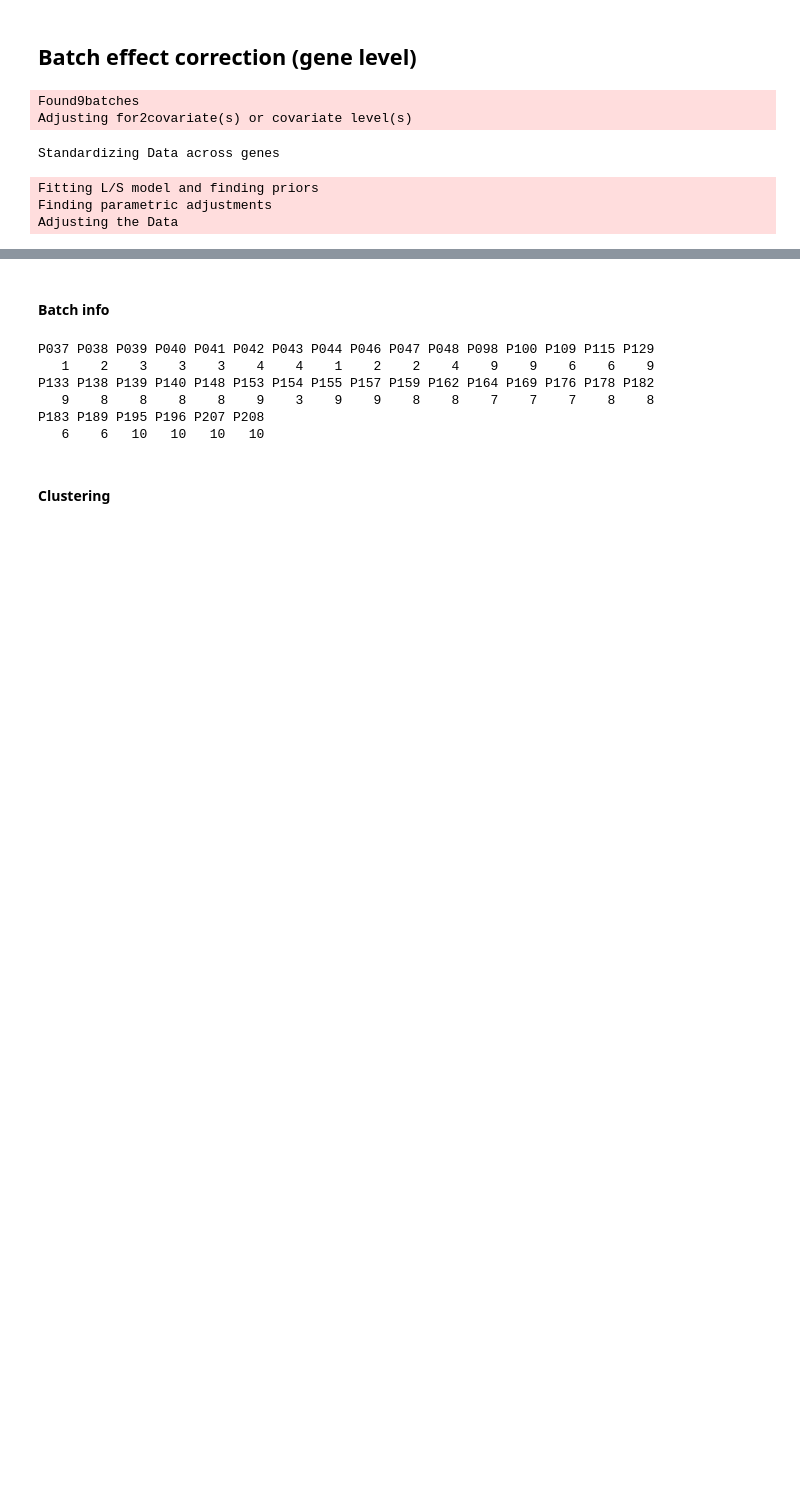
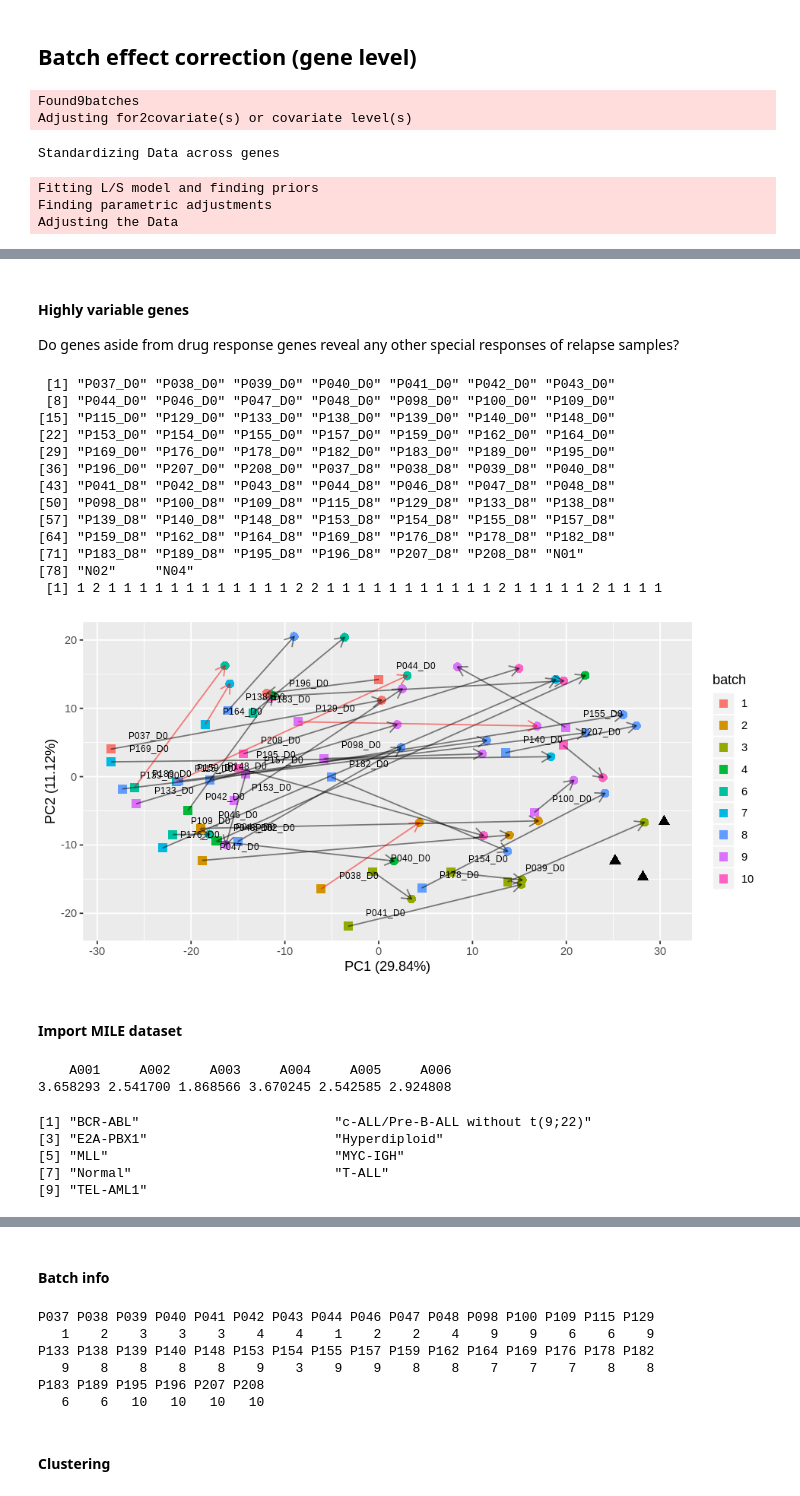
Before and after one commit to dblux/relapse_prediction, a Jupyter notebook: sandbox-hyperdiploid.ipynb, the cells around one changed output, grey strips where cells are left out. Saved outputs shown, nothing was run; the diff lists cells and outputs as text; code cells hidden in the pictures; blank space fills up the shorter version.

Commit message:
MILE dataset..

```diff
--- a/sandbox-hyperdiploid.ipynb
+++ b/sandbox-hyperdiploid.ipynb
@@ -801,0 +441,18 @@ Adjusting the Data
+# %%
+# # Batch effects
+# plot_ma(hypall_norm$P100_D0, hypall_norm$N01)
+# # Technical variation
+# plot_ma(hypall_norm$N02, hypall_norm$N01)
+# # Hyperdiploid
+# plot_ma(hypall_norm$P047_D0, hypall_norm$N01)
+
+chr <- "chr4"
+dir.create(sprintf("~/Dropbox/temp/%s", chr))
+for (pid in colnames(hypall_norm)) {
+  wpath <- sprintf("~/Dropbox/temp/%s/%s-%s.pdf", chr, pid, chr)
+  pdf(wpath, width = 10, height = 5)
+  plot_ma(list_chr_all_hyp_norm[[chr]][,pid],
+          list_chr_all_hyp_norm[[chr]][,"N01"],
+          title = sprintf("%s (%s)", pid, chr))
+  dev.off()
+}
@@ -801,0 +960,57 @@ Adjusting the Data
+# %% [markdown]
+#### Highly variable genes
+Do genes aside from drug response genes reveal any other special responses of relapse samples?
+# %%
+subtype <- "Hyperdiploid"
+wpath1 <- "~/Dropbox/temp/vectors_HVG-Hyperdiploid.pdf"
+
+pid_normal <- rownames(Y)[Y$subtype == "Normal"]
+normal <- data[,pid_normal]
+pid_subtype <- rownames(Y)[Y$subtype == subtype]
+subtype_d0d8 <- data[, pid_subtype] # no batch genes
+subtype_norm <- cbind(subtype_d0d8, normal)
+print(colnames(subtype_norm))
+
+gene_var <- apply(subtype_norm, 1, var)
+hvg <- names(head(sort(-gene_var), 50))
+fltr_subtype_norm <- subtype_norm[hvg,]
+plot_vectors(fltr_subtype_norm, metadata_df)
+# %% [output]
+ [1] "P037_D0" "P038_D0" "P039_D0" "P040_D0" "P041_D0" "P042_D0" "P043_D0"
+ [8] "P044_D0" "P046_D0" "P047_D0" "P048_D0" "P098_D0" "P100_D0" "P109_D0"
+[15] "P115_D0" "P129_D0" "P133_D0" "P138_D0" "P139_D0" "P140_D0" "P148_D0"
+[22] "P153_D0" "P154_D0" "P155_D0" "P157_D0" "P159_D0" "P162_D0" "P164_D0"
+[29] "P169_D0" "P176_D0" "P178_D0" "P182_D0" "P183_D0" "P189_D0" "P195_D0"
+[36] "P196_D0" "P207_D0" "P208_D0" "P037_D8" "P038_D8" "P039_D8" "P040_D8"
+[43] "P041_D8" "P042_D8" "P043_D8" "P044_D8" "P046_D8" "P047_D8" "P048_D8"
+[50] "P098_D8" "P100_D8" "P109_D8" "P115_D8" "P129_D8" "P133_D8" "P138_D8"
+[57] "P139_D8" "P140_D8" "P148_D8" "P153_D8" "P154_D8" "P155_D8" "P157_D8"
+[64] "P159_D8" "P162_D8" "P164_D8" "P169_D8" "P176_D8" "P178_D8" "P182_D8"
+[71] "P183_D8" "P189_D8" "P195_D8" "P196_D8" "P207_D8" "P208_D8" "N01"
+[78] "N02"     "N04"
+ [1] 1 2 1 1 1 1 1 1 1 1 1 1 1 1 2 2 1 1 1 1 1 1 1 1 1 1 1 2 1 1 1 1 1 2 1 1 1 1
+[figure, added]
+# %% [markdown]
+#### Import  MILE dataset
+# %%
+## Import data
+MILE_METADATA_RPATH <- "data/GSE13204/processed/metadata1.tsv"
+metadata_mile <- read.table(MILE_METADATA_RPATH, sep = "\t")
+
+MILE_RPATH <- "data/GSE13204/processed/mas5_ordered.rds"
+raw_mile <- readRDS(MILE_RPATH)
+
+# SCALE->REMOVE->FILTER->LOG
+scaled_mile <- normaliseMeanScaling(raw_mile)
+data_mile <- log2_transform(scaled_mile[rownames(data),])
+# %% [output]
+    A001     A002     A003     A004     A005     A006
+3.658293 2.541700 1.868566 3.670245 2.542585 2.924808
+# %%
+levels(metadata_mile$subtype)
+# %% [output]
+[1] "BCR-ABL"                         "c-ALL/Pre-B-ALL without t(9;22)"
+[3] "E2A-PBX1"                        "Hyperdiploid"
+[5] "MLL"                             "MYC-IGH"
+[7] "Normal"                          "T-ALL"
+[9] "TEL-AML1"
```
Also changed, not shown: parts of 189 cells of this notebook, 7 other files.
